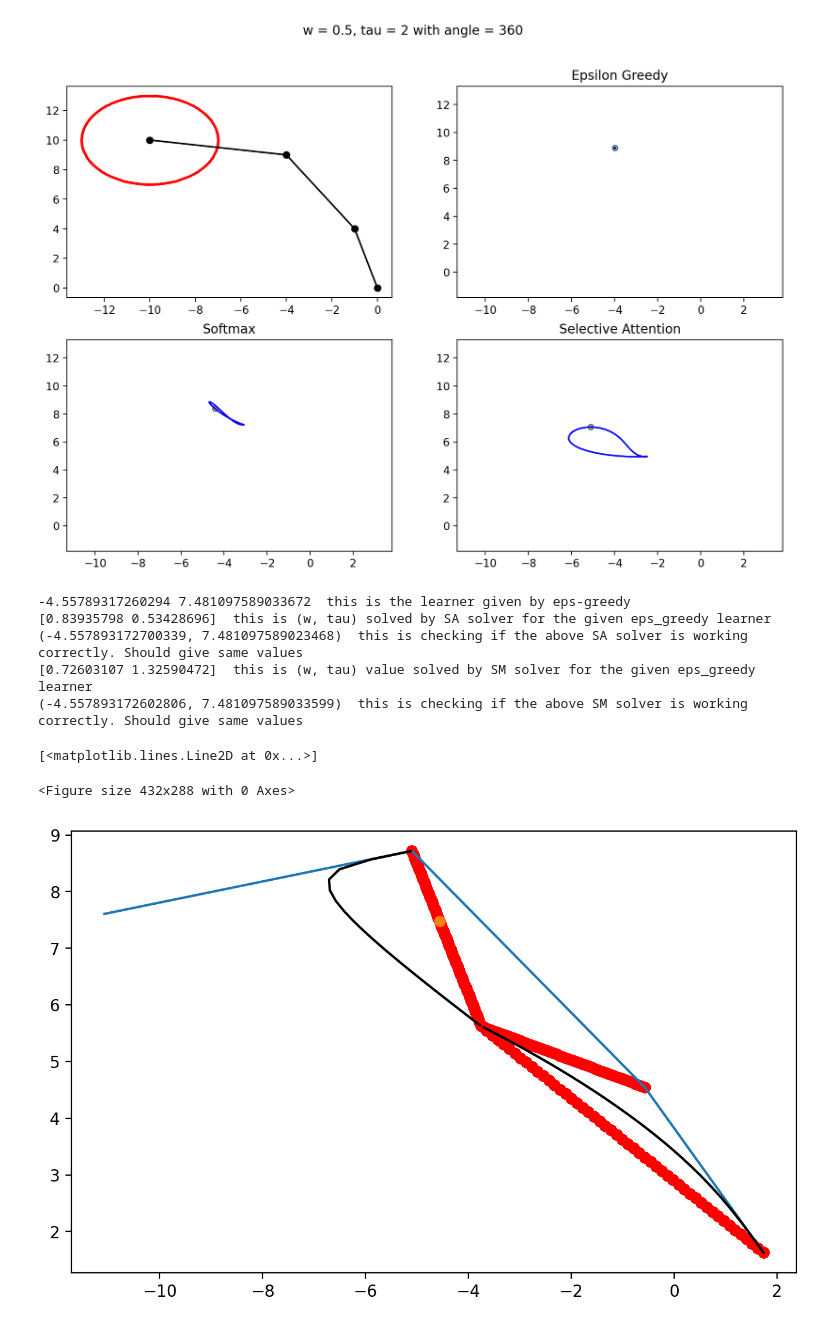
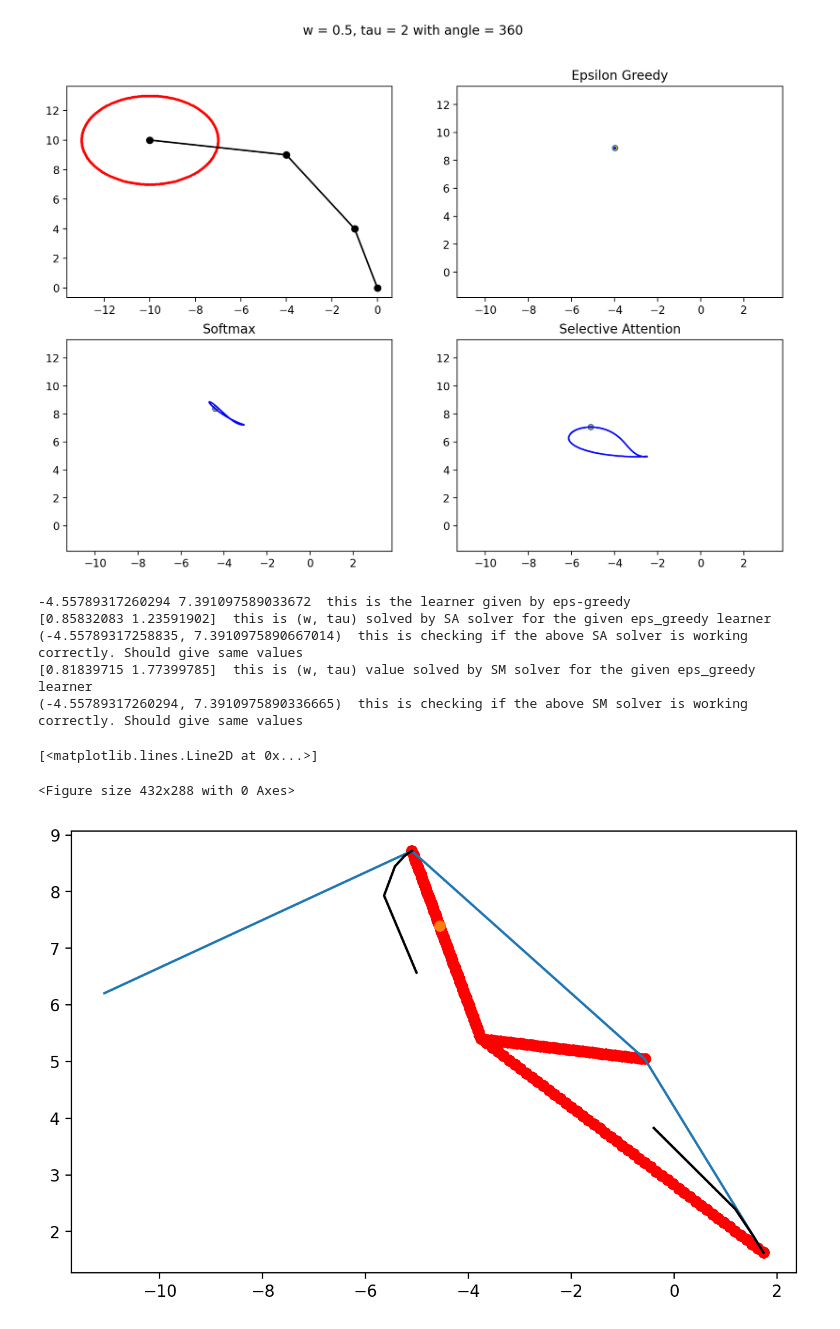
Before and after one commit to eza0107/Multi-Objective-Bandits, a Jupyter notebook: Chapter 5 - more.ipynb, the cells around one changed output. Cells and saved outputs as stored; diff of their text form; code cells hidden in the pictures.

```diff
--- a/Chapter 5 - more.ipynb
+++ b/Chapter 5 - more.ipynb
@@ -26,7 +26,7 @@ def softmax(R,T):
         for w in range(W):
             weight = [w*p, 1.0-w*p]
             #print(weight[0], R, weight[1], T)
-            temp = np.dot(weight, [R,T])/tau[n]
+            temp = np.dot(weight, [R,T])*tau[n]
             P[w,n,:] = np.exp(temp)/np.sum(np.exp(temp))
     learner = "Softmax One"
     return P, learner
@@ -34,8 +34,8 @@ def softmax(R,T):
 def selective_attention(R,T):
     P = np.zeros((W,N_tau,4))
     for n in range(N_tau):
-        ex_R = np.exp((R - np.max(R))/tau[n])
-        ex_T = np.exp((T - np.max(T))/tau[n])
+        ex_R = np.exp((R - np.max(R))*tau[n])
+        ex_T = np.exp((T - np.max(T))*tau[n])
         weight_R = ex_R/np.sum(ex_R)
         weight_T = ex_T/np.sum(ex_T)
         for w in range(W):
@@ -43,20 +43,6 @@ def selective_attention(R,T):
             P[w,n,:] = weight[0]*weight_R + weight[1]*weight_T
     learner = "Softmax Two"
     return np.round(P,3), learner
-
-
-
-def hypervolume(R,T, refpoint):
-    P = np.zeros((W,N_tau,4))
-    for n in range(N_tau):
-        for w in range(W):
-            temp = np.zeros(4)
-            for i in range(4):
-                temp[i] = pow(abs(R[i] - np.min(R) +refpoint[0]), w*p/tau[n])*pow(abs(T[i] - np.min(T)+refpoint[1]), (1-w*p)/tau[n])
-            #print(temp)
-            P[w,n,:] = temp/np.sum(temp)
-    learner = "Hypervolume"
-    return P, learner
 
 def eps_greedy(R,T):
     P = np.zeros((W,N_eps,4))
@@ -258,11 +244,11 @@ coordinates.append(coordinates[0])
 xs,ys = zip(*coordinates)
 # plt.plot(xs,ys, "-", marker = "o", markersize = 5, markerfacecolor = "black")
 plt.plot(centroid[0],centroid[1],"-", marker = "o", markersize = 5, markerfacecolor = "red")
-plt.title("Original")
+plt.title("Starting position")
 for i in range(4):
-    plt.plot(T_rotated[:,76], R_rotated[:,76], color = 'red', linewidth = 3)
-for i in range(4):
-    plt.plot(T_rotated[:,136], R_rotated[:,136], color = 'black', linewidth = 3)
+    plt.plot(T_rotated[:,0], R_rotated[:,0], color = 'red', linewidth = 3)
+# for i in range(4):
+#     plt.plot(T_rotated[:,136], R_rotated[:,136], color = 'black', linewidth = 3)
 reward_regret, threat_regret = run_all(softmax, R, T)
 X = 0 - threat_regret
 Y = 10 - reward_regret
@@ -271,7 +257,7 @@ Y = 10 - reward_regret
 # plt.plot(X[-1,:], Y[-1,:], color = 'black')
 plt.plot(X[WEIGHT, TAU],Y[WEIGHT, TAU], marker = "o", markersize = 5, markerfacecolor = "orange")
 #--------------------------------------------------------------------------------------------------------------------------
-# rotating by 1 degree and track fixed learner - selective attention
+# rotating by 1 degree and track fixed learner
 decision_makers = [eps_greedy, softmax, selective_attention]
 labels = ["Epsilon Greedy", "Softmax", "Selective Attention"]
 
@@ -282,6 +268,7 @@ for j in range(3):
     plt.subplot(2,2,j+2)
     plt.xlim([x_min, x_max])
     plt.ylim([y_min, y_max])
+
     plt.plot(X[WEIGHT, TAU],Y[WEIGHT, TAU], marker = "o", markersize = 5, markerfacecolor = "orange")
     print(X[WEIGHT, TAU], Y[WEIGHT, TAU])
     x = np.zeros(ROTATION_ANGLE)
@@ -484,7 +471,7 @@ import matplotlib.pyplot as plt
 from matplotlib.pyplot import figure
 plt.figure(5)
 figure(figsize=(8, 5), dpi=200)
-rad = 0.5
+rad = 1.4
 WEIGHT = 35
 EPSILON = 20
 y = 5.455
@@ -515,13 +502,13 @@ def f_SA(variables, *data) :
 # then we solve for Softmax parameters
 # then we solve for Selective Attention
 T,R = rotate(T,R,200)
-T_p, R_p = perturb(T,R,1,rad)
+T_p, R_p = perturb(T,R,3,rad)
 rew_regret, thr_regret = run_all(eps_greedy,R_p[180,:],T_p[180,:])
 eps_reward = np.amax(R_p[180,:]) - rew_regret
 eps_threat = np.amax(T_p[180,:]) - thr_regret
 print(eps_threat[WEIGHT, EPSILON], eps_reward[WEIGHT, EPSILON], " this is the learner given by eps-greedy")
 
-R[1]-=rad
+R[3]-=rad
 
 plt.plot(T,R)
 plt.plot(eps_threat[WEIGHT, EPSILON], eps_reward[WEIGHT, EPSILON], '-o')
@@ -566,39 +553,39 @@ def eps_solver(R,T, w, eps_n):
             probs[i] = 0.25*epsilon[eps_n]
     y_value = np.dot(probs, R)
     x_value = np.dot(probs, T)
     return x_value, y_value
 
 yy,xx = run_all(softmax, R, T)
 yy = np.amax(R) - yy
 xx = np.amax(T) - xx
 
 # now write a solver for Softmax here given values x,y
 def f_SM(variables, *data) :
     x,y = data
     (w,tau) = variables
     temp = (w*R + (1-w)*T)/tau
     probs = np.exp(temp)/np.sum(np.exp(temp))
     first_eq = np.dot(probs, R) - y
     second_eq = np.dot(probs, T) - x
     return [first_eq, second_eq]
 sm_solution = scipy.optimize.fsolve(f_SM, (0.0,5), (x,y))
 print(sm_solution, " this is (w, tau) value solved by SM solver for the given eps_greedy learner")
 print(sm_solver(R,T,sm_solution[0], sm_solution[1]), " this is checking if the above SM solver is working correctly. Should give same values")
 #plt.scatter(xx,yy, color = 'blue')
 plt.plot(xx[0,:], yy[0,:], color = 'black')
 plt.plot(xx[-1,:], yy[-1,:], color = 'black')
 
 # all the solvers working correctly so far.
 # below start perturbing and tracing out the individual curves
 # %% [output]
--4.55789317260294 7.481097589033672  this is the learner given by eps-greedy
-[0.83935798 0.53428696]  this is (w, tau) solved by SA solver for the given eps_greedy learner
-(-4.557893172700339, 7.481097589023468)  this is checking if the above SA solver is working correctly. Should give same values
-[0.72603107 1.32590472]  this is (w, tau) value solved by SM solver for the given eps_greedy learner
-(-4.557893172602806, 7.481097589033599)  this is checking if the above SM solver is working correctly. Should give same values
+-4.55789317260294 7.391097589033672  this is the learner given by eps-greedy
+[0.85832083 1.23591902]  this is (w, tau) solved by SA solver for the given eps_greedy learner
+(-4.55789317258835, 7.3910975890667014)  this is checking if the above SA solver is working correctly. Should give same values
+[0.81839715 1.77399785]  this is (w, tau) value solved by SM solver for the given eps_greedy learner
+(-4.55789317260294, 7.3910975890336665)  this is checking if the above SM solver is working correctly. Should give same values
 [<matplotlib.lines.Line2D at 0x...>]
 <Figure size 432x288 with 0 Axes>
-[figure, old version]
+[figure, new version]
 # %%
 plt.figure(6)
 figure(figsize=(12, 8), dpi=200)
```
Also changed, not shown: parts of 4 cells of this notebook, 4 other files.
